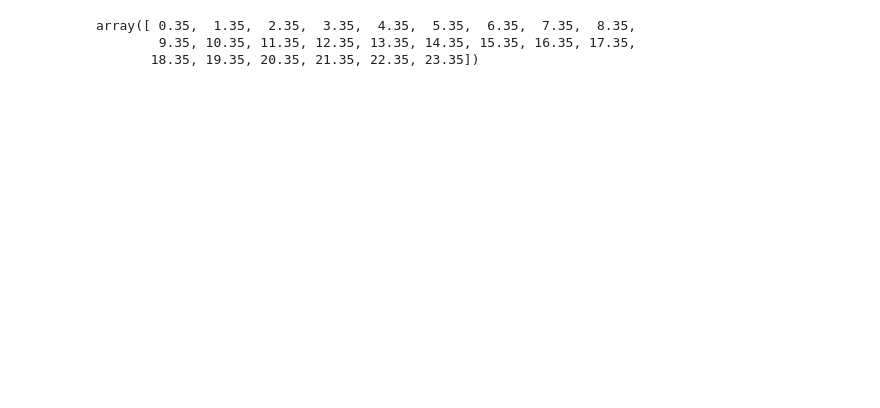
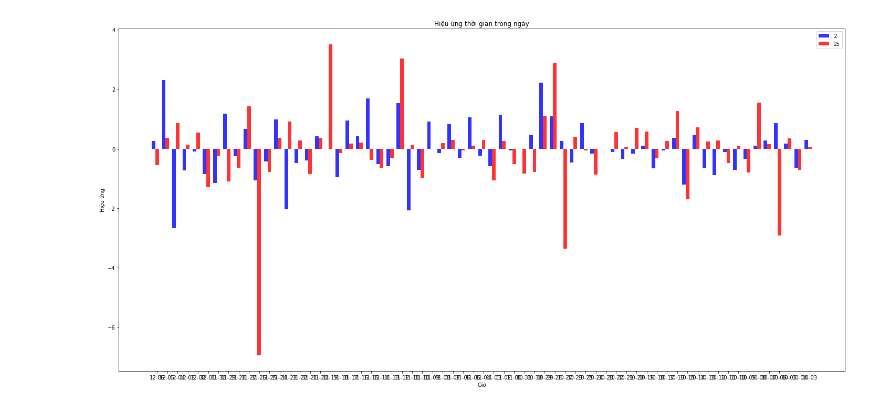
Before and after one commit to bachpx195/the_big_trade, a Jupyter notebook: TheBigTrade/PhiCoefficient.ipynb, the cells around one changed output. Cells and saved outputs as stored; diff of their text form; code cells hidden in the pictures; blank space fills up the shorter version.

```diff
--- a/TheBigTrade/PhiCoefficient.ipynb
+++ b/TheBigTrade/PhiCoefficient.ipynb
@@ -141,6 +137,29 @@ SyntaxError: unexpected EOF while parsing (<ipython-input-6-daf48f0bbb84>, line
-# %%
-np.arange(24) + bar_width
-# %% [output]
-array([ 0.35,  1.35,  2.35,  3.35,  4.35,  5.35,  6.35,  7.35,  8.35,
-        9.35, 10.35, 11.35, 12.35, 13.35, 14.35, 15.35, 16.35, 17.35,
-       18.35, 19.35, 20.35, 21.35, 22.35, 23.35])
+# %%
+data_price_2_15 = data_prices[(data_prices['hour'] == 2) | (data_prices['hour'] == 15)]
+x_label = unique_list(data_price_2_15['day'].to_list())
+
+index = np.arange(diff_days(START_DATE, END_DATE, DATE_FORMAT))
+bar_width = 0.35
+opacity = 0.8
+
+x = tuple(data_price_2_15[(data_prices['hour'] == 2)]['hour_return'])
+y = tuple(data_price_2_15[(data_prices['hour'] == 15)]['hour_return'])
+
+plt.figure(figsize=[20,10])
+plt.rcParams['figure.figsize'] = [10, 10]
+
+rects1 = plt.bar(index, x, bar_width,
+                 alpha=opacity, color='b', label='2')
+
+rects2 = plt.bar(index + bar_width, y, bar_width,
+                 alpha=opacity, color='r', label='15')
+plt.xlabel('Giờ')
+plt.ylabel('Hiệu ứng')
+plt.title(
+    f"Hiệu ứng thời gian trong ngày")
+plt.xticks(index + bar_width, tuple([label[5:] for label in x_label]))
+plt.legend()
+plt.tight_layout()
+plt.show()
+# %% [output]
+[figure, added]
```
Also changed, not shown: parts of 5 cells of this notebook.
